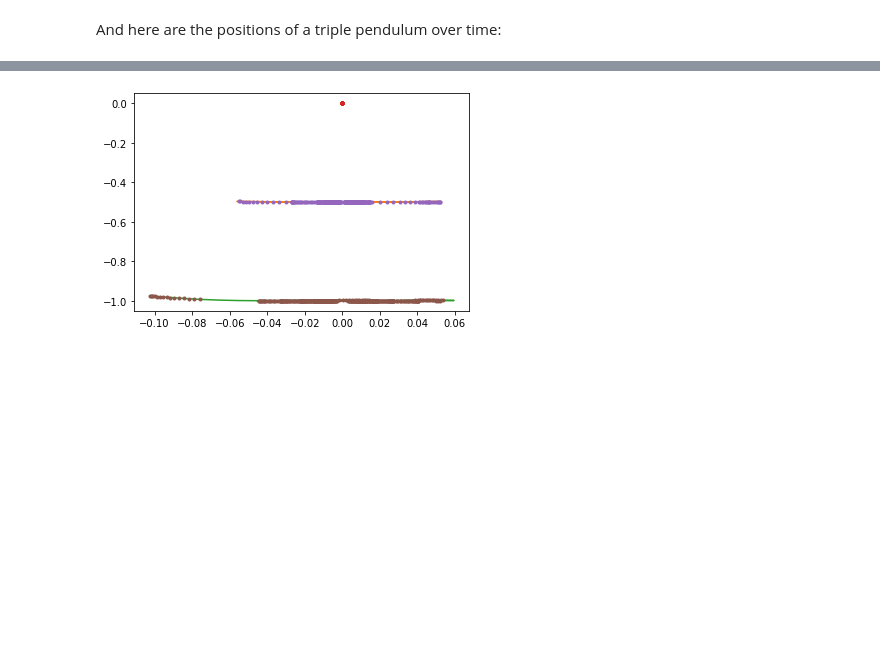
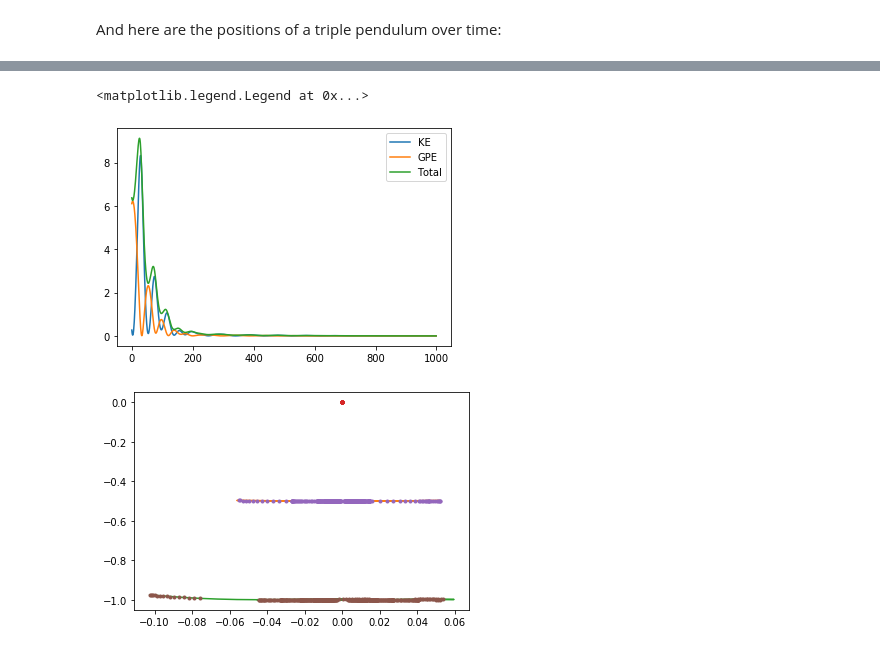
Before and after one commit to locuslab/stable_dynamics, a Jupyter notebook: VisualizePendulumCache.ipynb, the cells around one changed output, grey strips where cells are left out. Cells and saved outputs as stored; diff of their text form; code cells hidden in the pictures; blank space fills up the shorter version.

Commit message:
Added total energy graph.

```diff
--- a/VisualizePendulumCache.ipynb
+++ b/VisualizePendulumCache.ipynb
@@ -110,3 +70,26 @@ plt.plot(violations, [energy[v] for v in violations], '.')
+# %%
+energy = pendulum_energy.pendulum_energy(N)
+ke_func = pendulum_energy.pendulum_energy(N, include_gpe=False, include_ke=True)
+gpe_func = pendulum_energy.pendulum_energy(N, include_gpe=True, include_ke=False)
+energy     = energy_func(torch.tensor(selected_data)).numpy()
+energy_ke  =     ke_func(torch.tensor(selected_data)).numpy()
+energy_gpe =    gpe_func(torch.tensor(selected_data)).numpy()
+plt.plot(range(len(energy_ke)), energy_ke)
+plt.plot(range(len(energy_gpe)), energy_gpe)
+
+violations = []
+p_e = 999999
+for i, e in enumerate(energy):
+    if p_e < e:
+        violations.append(i)
+    p_e = e
+
+plt.plot(range(len(energy)), energy)
+#plt.plot(violations, [energy[v] for v in violations], '.')
+plt.legend(["KE", "GPE", "Total"])
+# %% [output]
+<matplotlib.legend.Legend at 0x...>
+[figure, added]
 # %%
 x, y = get_xy_coords(selected_data)
 plt.plot(x, y);
```
Also changed, not shown: parts of 5 cells of this notebook.
